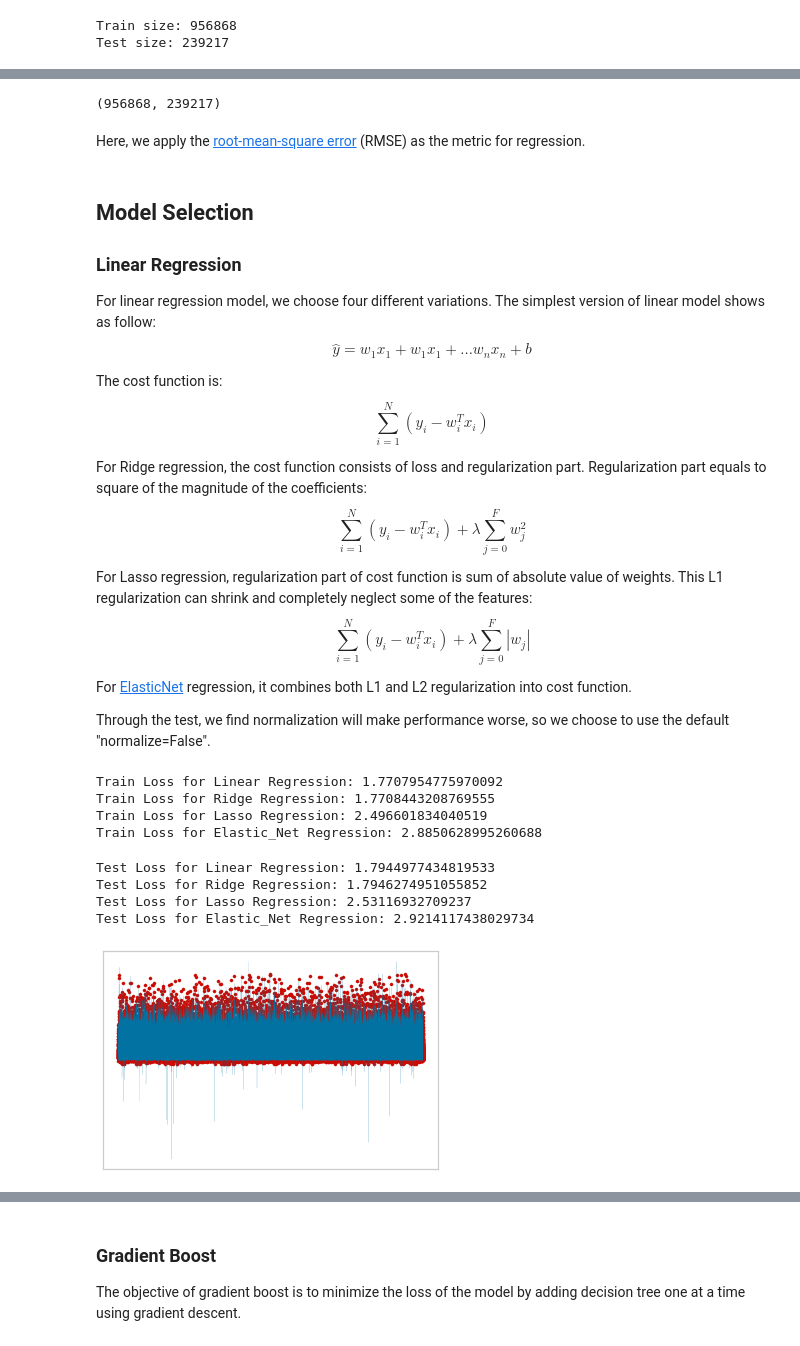
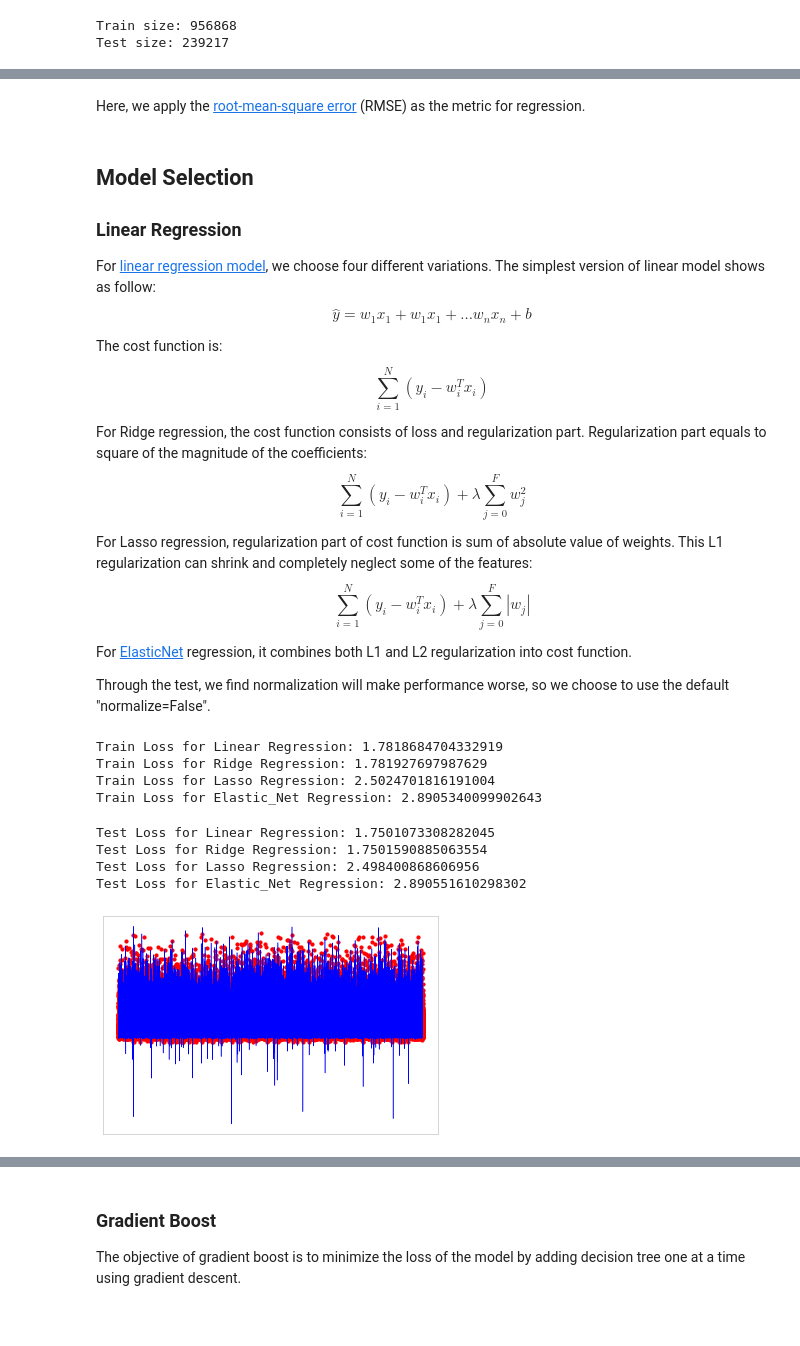
Before and after one commit to zach96guan/15-688_PDS_Project, a Jupyter notebook: final_report.ipynb, the cells around one changed output, grey strips where cells are left out. Drawn from its saved outputs; the diff is of its cells as text; code cells hidden in the pictures.

```diff
--- a/final_report.ipynb
+++ b/final_report.ipynb
@@ -212,9 +242,3 @@ len(df)
 In this notebook, we wish to explore the NYC taxi trip dataset further. We take the .csv file from initial preprocessing as input, and use statistical or visualization methods to have a close look at the column features. This will be helpful for us to modify the project direction in time, and also of great importance to select the fitting model for prediction step.
 # %% [markdown]
 For the initial preprocessing, we simply drop some useless columns, convert data types like changing pickup and dropoff time from object to timestamp, create new **duration** feature, and drop the rows containing NaN. And we use these processed data for the data analysis step.
-# %%
-file_path = "./data/processed_myData.csv"
-
-df = pd.read_csv(file_path, index_col=0)
-df = df.reset_index(drop=True)
-df.dtypes
@@ -744,11 +750,3 @@ def read_from_csv(path):
-# %%
-train_path = './data/train.csv'
-test_path = './data/test.csv'
-
-X_train, X_test = read_from_csv(train_path, ), read_from_csv(test_path)
-len(X_train), len(X_test)
-# %% [output]
-(956868, 239217)
 # %%
 y_train, y_test = pd.DataFrame(X_train['duration']), pd.DataFrame(X_test['duration'])
 
@@ -768,7 +770,7 @@ def get_rmse(y_true, y_pred):
 <a id='linear_regression'></a>
 ### Linear Regression
 
-For linear regression model, we choose four different variations. The simplest version of linear model shows as follow:
+For [linear regression model](https://scikit-learn.org/stable/modules/linear_model.html), we choose four different variations. The simplest version of linear model shows as follow:
 $$ \hat y = w_{1}x_{1} + w_{1}x_{1} + ... w_{n}x_{n} + b $$
 
 The cost function is:
@@ -806,10 +807,10 @@ print("Train Loss for Ridge Regression: {}".format(train_loss2))
 print("Train Loss for Lasso Regression: {}".format(train_loss3))
 print("Train Loss for Elastic_Net Regression: {}".format(train_loss4))
 # %% [output]
-Train Loss for Linear Regression: 1.7707954775970092
-Train Loss for Ridge Regression: 1.7708443208769555
-Train Loss for Lasso Regression: 2.496601834040519
-Train Loss for Elastic_Net Regression: 2.8850628995260688
+Train Loss for Linear Regression: 1.7818684704332919
+Train Loss for Ridge Regression: 1.781927697987629
+Train Loss for Lasso Regression: 2.5024701816191004
+Train Loss for Elastic_Net Regression: 2.8905340099902643
 # %%
 # Test
 y_pred1 = model_lr.predict(X_test)
@@ -827,20 +828,20 @@ print("Test Loss for Ridge Regression: {}".format(test_loss2))
 print("Test Loss for Lasso Regression: {}".format(test_loss3))
 print("Test Loss for Elastic_Net Regression: {}".format(test_loss4))
 # %% [output]
-Test Loss for Linear Regression: 1.7944977434819533
-Test Loss for Ridge Regression: 1.7946274951055852
-Test Loss for Lasso Regression: 2.53116932709237
-Test Loss for Elastic_Net Regression: 2.9214117438029734
+Test Loss for Linear Regression: 1.7501073308282045
+Test Loss for Ridge Regression: 1.7501590885063554
+Test Loss for Lasso Regression: 2.498400868606956
+Test Loss for Elastic_Net Regression: 2.890551610298302
 # %%
 # Plot output, take "model_lr" as example
 plt.scatter(np.arange(X_test.shape[0]), y_test, color='r', s=10)
-plt.plot(np.arange(X_test.shape[0]), y_pred1, color='b', linewidth=0.1)
+plt.plot(np.arange(X_test.shape[0]), y_pred1, color='b', linewidth=0.5)
 
 plt.xticks(())
 plt.yticks(())
 plt.show()
 # %% [output]
-[figure, old version]
+[figure, new version]
 # %% [markdown]
 <a id='random_forest'></a>
 ### Random Forest
```
Also changed, not shown: parts of 74 cells of this notebook.
